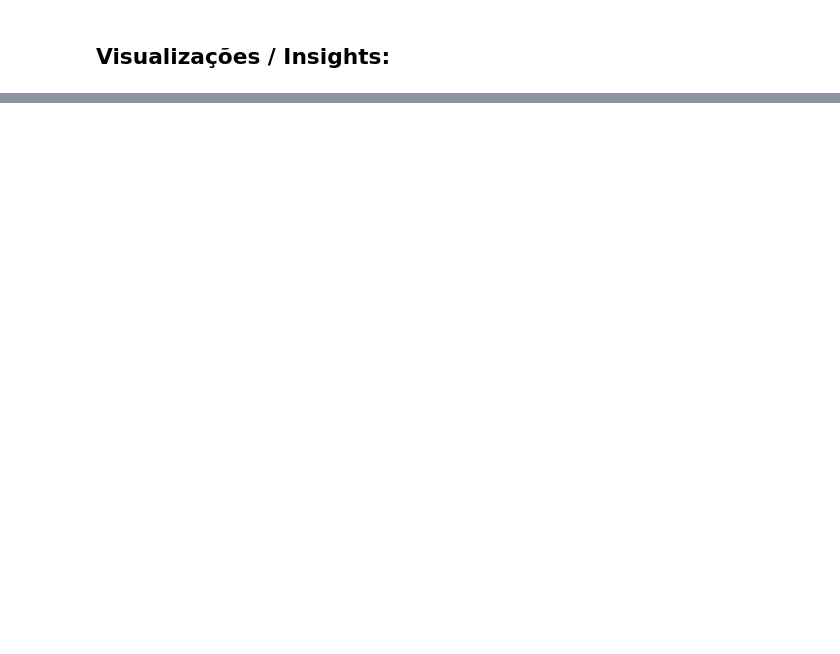
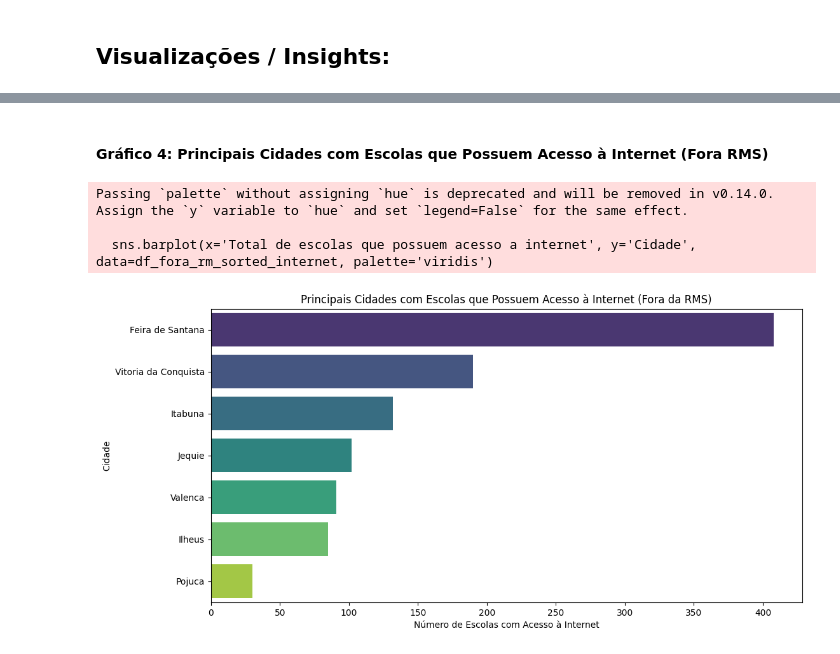
Before and after one commit to linieprado/projeto_final_ReprogramaOn26, a Jupyter notebook: analise-exploratoria/analise.ipynb, the cells around one changed output, grey strips where cells are left out. Drawn from its saved outputs; the diff is of its cells as text; code cells hidden in the pictures; blank space fills up the shorter version.

```diff
--- a/analise-exploratoria/analise.ipynb
+++ b/analise-exploratoria/analise.ipynb
@@ -184,0 +350,18 @@ Passing `palette` without assigning `hue` is deprecated and will be removed in v
+# %% [markdown]
+#### Gráfico 4: Principais Cidades com Escolas que Possuem Acesso à Internet (Fora RMS)
+# %%
+# Ordenando as cidades fora da RMS pelo número de escolas com acesso à internet
+df_fora_rm_sorted_internet = df_fora_regiao_metropolitana.sort_values(by='Total de escolas que possuem acesso a internet', ascending=False)
+
+# Criando o gráfico de barras
+plt.figure(figsize=(12, 6))
+sns.barplot(x='Total de escolas que possuem acesso a internet', y='Cidade', data=df_fora_rm_sorted_internet, palette='viridis')
+plt.title('Principais Cidades com Escolas que Possuem Acesso à Internet (Fora da RMS)')
+plt.xlabel('Número de Escolas com Acesso à Internet')
+plt.ylabel('Cidade')
+plt.show()
+# %% [output]
+Passing `palette` without assigning `hue` is deprecated and will be removed in v0.14.0. Assign the `y` variable to `hue` and set `legend=False` for the same effect.
+
+  sns.barplot(x='Total de escolas que possuem acesso a internet', y='Cidade', data=df_fora_rm_sorted_internet, palette='viridis')
+[figure, added]
```
Also changed, not shown: parts of 28 cells of this notebook, 6 other files.
